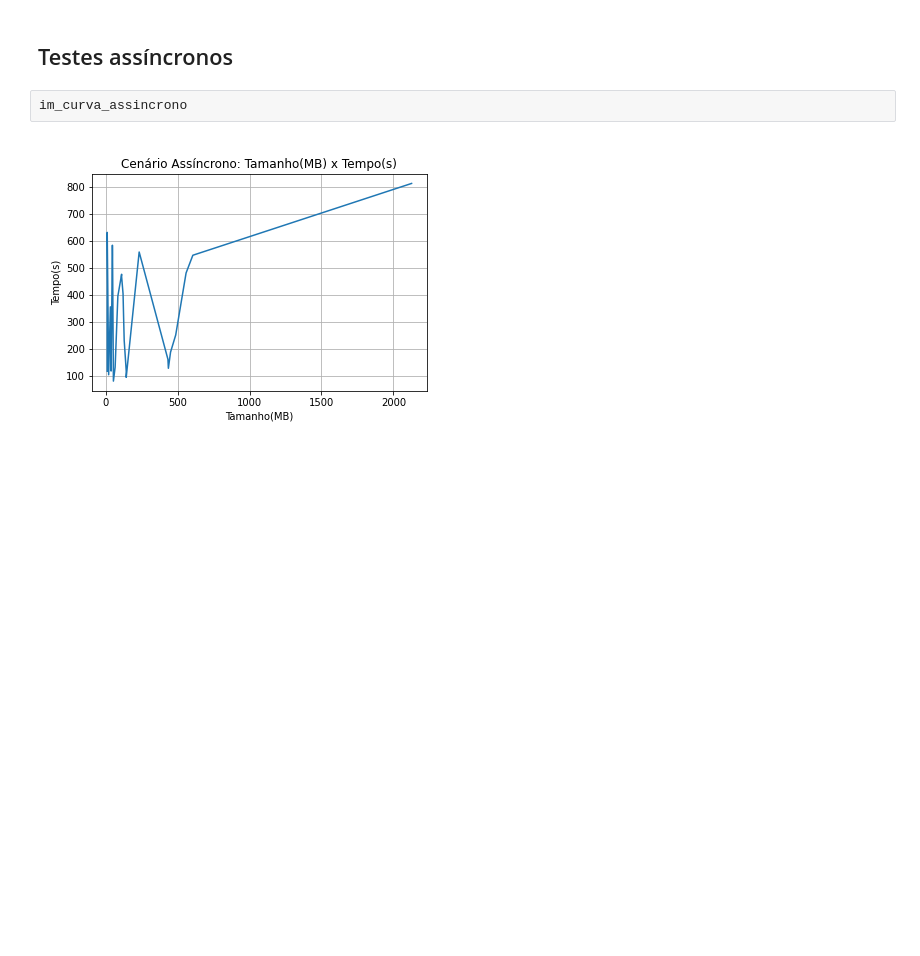
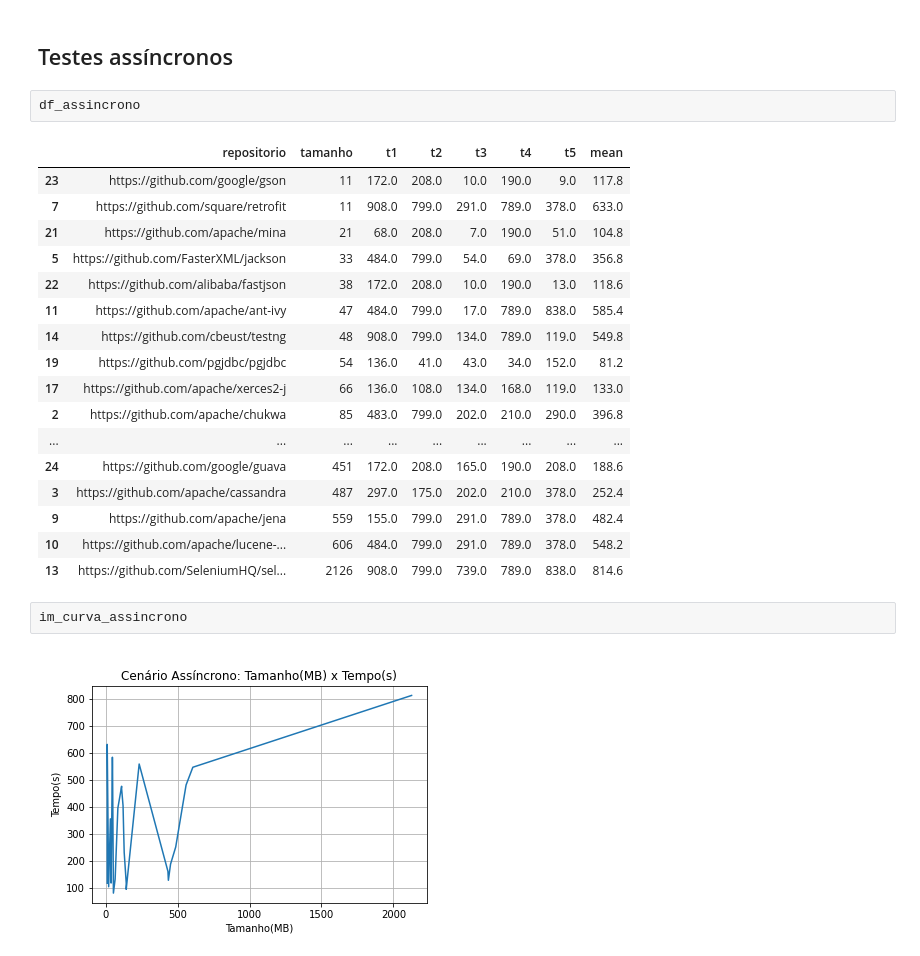
Before and after one commit to armandossrecife/teste, a Jupyter notebook: resultadotccgustavo.ipynb, the cells around one changed output. Drawn from its saved outputs; the diff is of its cells as text; blank space fills up the shorter version.

```diff
--- a/resultadotccgustavo.ipynb
+++ b/resultadotccgustavo.ipynb
@@ -271,5 +307,25 @@ Name: mean, dtype: float64
 # %% [markdown]
 ## Testes assíncronos
+# %%
+df_assincrono
+# %% [output]
+|  | repositorio | tamanho | t1 | t2 | t3 | t4 | t5 | mean |
+| 23 | https://github.com/google/gson | 11 | 172.0 | 208.0 | 10.0 | 190.0 | 9.0 | 117.8 |
+| 7 | https://github.com/square/retrofit | 11 | 908.0 | 799.0 | 291.0 | 789.0 | 378.0 | 633.0 |
+| 21 | https://github.com/apache/mina | 21 | 68.0 | 208.0 | 7.0 | 190.0 | 51.0 | 104.8 |
+| 5 | https://github.com/FasterXML/jackson | 33 | 484.0 | 799.0 | 54.0 | 69.0 | 378.0 | 356.8 |
+| 22 | https://github.com/alibaba/fastjson | 38 | 172.0 | 208.0 | 10.0 | 190.0 | 13.0 | 118.6 |
+| 11 | https://github.com/apache/ant-ivy | 47 | 484.0 | 799.0 | 17.0 | 789.0 | 838.0 | 585.4 |
+| 14 | https://github.com/cbeust/testng | 48 | 908.0 | 799.0 | 134.0 | 789.0 | 119.0 | 549.8 |
+| 19 | https://github.com/pgjdbc/pgjdbc | 54 | 136.0 | 41.0 | 43.0 | 34.0 | 152.0 | 81.2 |
+| 17 | https://github.com/apache/xerces2-j | 66 | 136.0 | 108.0 | 134.0 | 168.0 | 119.0 | 133.0 |
+| 2 | https://github.com/apache/chukwa | 85 | 483.0 | 799.0 | 202.0 | 210.0 | 290.0 | 396.8 |
+| ... | ... | ... | ... | ... | ... | ... | ... | ... |
+| 24 | https://github.com/google/guava | 451 | 172.0 | 208.0 | 165.0 | 190.0 | 208.0 | 188.6 |
+| 3 | https://github.com/apache/cassandra | 487 | 297.0 | 175.0 | 202.0 | 210.0 | 378.0 | 252.4 |
+| 9 | https://github.com/apache/jena | 559 | 155.0 | 799.0 | 291.0 | 789.0 | 378.0 | 482.4 |
+| 10 | https://github.com/apache/lucene-... | 606 | 484.0 | 799.0 | 291.0 | 789.0 | 378.0 | 548.2 |
+| 13 | https://github.com/SeleniumHQ/sel... | 2126 | 908.0 | 799.0 | 739.0 | 789.0 | 838.0 | 814.6 |
 # %%
 im_curva_assincrono
 # %% [output]
```
Also changed, not shown: parts of 9 cells of this notebook.
